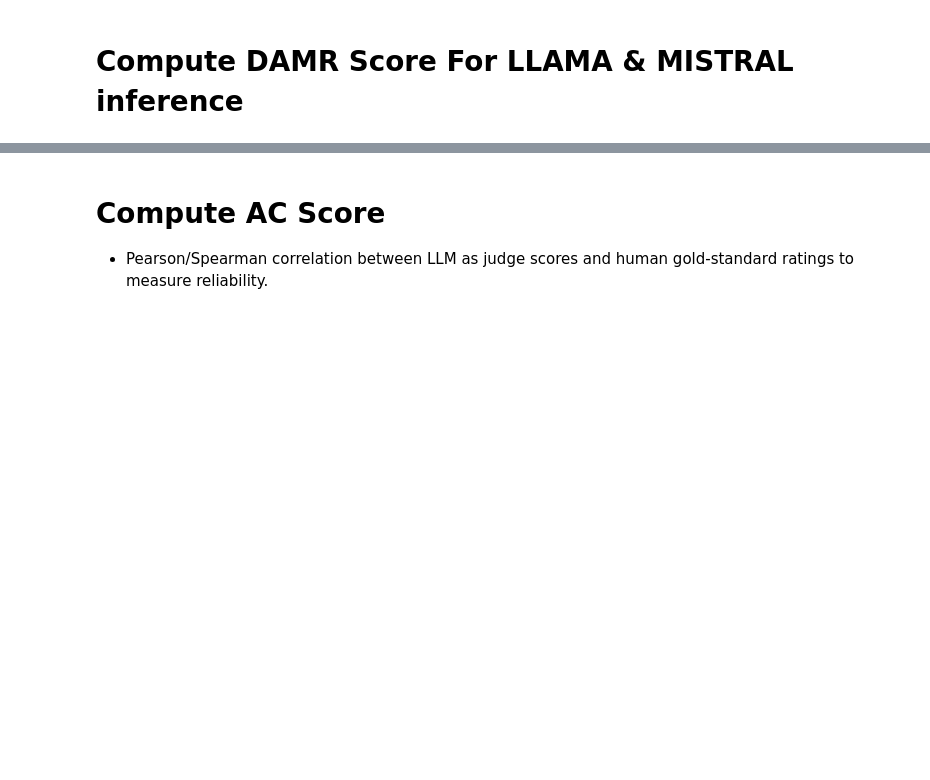
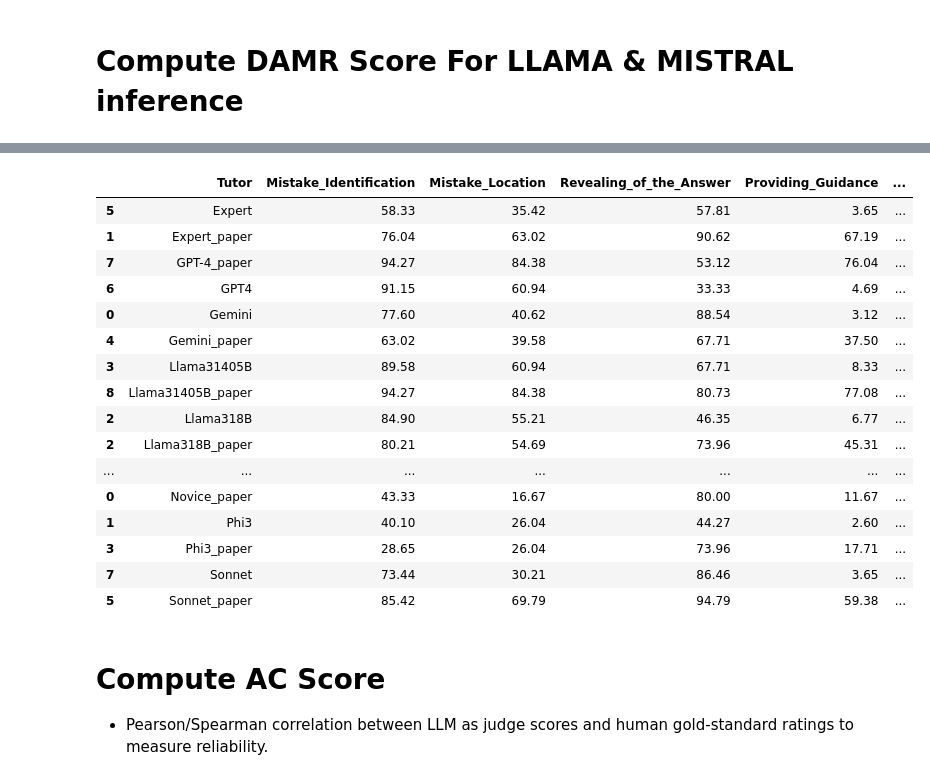
Before and after one commit to XqFeng-Josie/AI_Education_Paper_Replicate, a Jupyter notebook: Unifying_AI_Tutor_Evaluation/code/data_analysis.ipynb, the cells around one changed output, grey strips where cells are left out. Saved outputs shown, nothing was run; the diff lists cells and outputs as text; code cells hidden in the pictures; blank space fills up the shorter version.

```diff
--- a/Unifying_AI_Tutor_Evaluation/code/data_analysis.ipynb
+++ b/Unifying_AI_Tutor_Evaluation/code/data_analysis.ipynb
@@ -296,3 +301,99 @@ eval_humanlikeness_result 192 77.86
+# %%
+# eval llama as evaluator for original result
+
+#Compute DAMR Score For LLAMA & MISTRAL inference
+import json
+desiderata = {
+    "mistake_identification": 1,  # Yes
+    "mistake_location": 1,        # Yes
+    "revealing_of_the_answer": 3,        # No
+    "providing_guidance": 1,      # Yes
+    "actionability": 1,           # Yes
+    "coherence": 1,                # Yes
+    "tutor_tone": 1,              # Encouraging
+    "humanlikeness":1,               # Yes
+}
+
+
+def evaluate_llama_desiderata(MRBenchv1_eval_data,verbose=False):
+    from collections import defaultdict
+    evaluation_result = defaultdict(dict)
+    for data in MRBenchv1_eval_data:
+        for model_name, value in data['anno_llm_responses'].items():
+            annotation = value['annotation_eval']
+            for k, v in annotation.items():
+                if v['number'] is None:
+                    continue
+                if v['number'] == desiderata[k]:
+                    if k not in evaluation_result[model_name]:
+                        evaluation_result[model_name][k] = [0,0]
+                    evaluation_result[model_name][k][0] += 1
+                # elif v['number'] == 2:
+                #     if k not in evaluation_result[model_name]:
+                #         evaluation_result[model_name][k] = [0,0]
+                #     evaluation_result[model_name][k][0] += 0.5
+                else:
+                    if k not in evaluation_result[model_name]:
+                        evaluation_result[model_name][k] = [0,0]
+                    evaluation_result[model_name][k][1] += 1
+    return evaluation_result
+
+def print_llama_evaluation_result(evaluation_result):
+    import pandas as pd
+    pd_result = []
+    columns = []
+    for model, value in evaluation_result.items():
+        model_result = []
+        value = sorted(value.items(), key=lambda x: x[0])
+        columns = [k for k, v in value]
+        for k, v in value:
+            # print(v[0], v[1]+v[0])
+            model_result.append((v[0]/(v[0]+v[1] )* 100.0))
+        pd_result.append([model] + model_result)
+    columns = ['Tutor'] + columns
+    pd_result = pd.DataFrame(pd_result, columns=columns)
+    columns_mapping = {
+        'mistake_identification': 'Mistake_Identification',
+        'mistake_location': 'Mistake_Location',
+        'revealing_of_the_answer': 'Revealing_of_the_Answer',
+        'providing_guidance': 'Providing_Guidance',
+        'actionability': 'Actionability',
+        'coherence': 'Coherence',
+        'tutor_tone': 'Tutor_Tone',
+        'humanlikeness': 'Human-likeness'
+    }
+    pd_result.rename(columns=columns_mapping, inplace=True)
+    pd_result = pd_result[['Tutor', 'Mistake_Identification', 'Mistake_Location', 'Revealing_of_the_Answer', 'Providing_Guidance', 'Actionability', 'Coherence', 'Tutor_Tone', 'Human-likeness']].round(2)
+    return pd_result
+
+llama_eval = json.load(open("../data/MRBench/MRBench_V1_llama_eval.json"))
+
+evaluation_result = evaluate_llama_desiderata(llama_eval)
+pd_result=print_llama_evaluation_result(evaluation_result)
+import pandas as pd
+ss = pd.read_csv('../paper/paper_result.csv',sep='\t')
+ss['Tutor'] = ss['Tutor'].apply(lambda x: x.replace("*","")+"_paper")
+concat_result = pd.concat([ss, pd_result], axis=0)
+concat_result = concat_result.sort_values(by='Tutor')
+concat_result
+# %% [output]
+|  | Tutor | Mistake_Identification | Mistake_Location | Revealing_of_the_Answer | Providing_Guidance | ... |
+| 5 | Expert | 58.33 | 35.42 | 57.81 | 3.65 | ... |
+| 1 | Expert_paper | 76.04 | 63.02 | 90.62 | 67.19 | ... |
+| 7 | GPT-4_paper | 94.27 | 84.38 | 53.12 | 76.04 | ... |
+| 6 | GPT4 | 91.15 | 60.94 | 33.33 | 4.69 | ... |
+| 0 | Gemini | 77.60 | 40.62 | 88.54 | 3.12 | ... |
+| 4 | Gemini_paper | 63.02 | 39.58 | 67.71 | 37.50 | ... |
+| 3 | Llama31405B | 89.58 | 60.94 | 67.71 | 8.33 | ... |
+| 8 | Llama31405B_paper | 94.27 | 84.38 | 80.73 | 77.08 | ... |
+| 2 | Llama318B | 84.90 | 55.21 | 46.35 | 6.77 | ... |
+| 2 | Llama318B_paper | 80.21 | 54.69 | 73.96 | 45.31 | ... |
+| ... | ... | ... | ... | ... | ... | ... |
+| 0 | Novice_paper | 43.33 | 16.67 | 80.00 | 11.67 | ... |
+| 1 | Phi3 | 40.10 | 26.04 | 44.27 | 2.60 | ... |
+| 3 | Phi3_paper | 28.65 | 26.04 | 73.96 | 17.71 | ... |
+| 7 | Sonnet | 73.44 | 30.21 | 86.46 | 3.65 | ... |
+| 5 | Sonnet_paper | 85.42 | 69.79 | 94.79 | 59.38 | ... |
 # %% [markdown]
 # Compute AC Score
 
```
Also changed, not shown: parts of 2 cells of this notebook, 6 other files.
